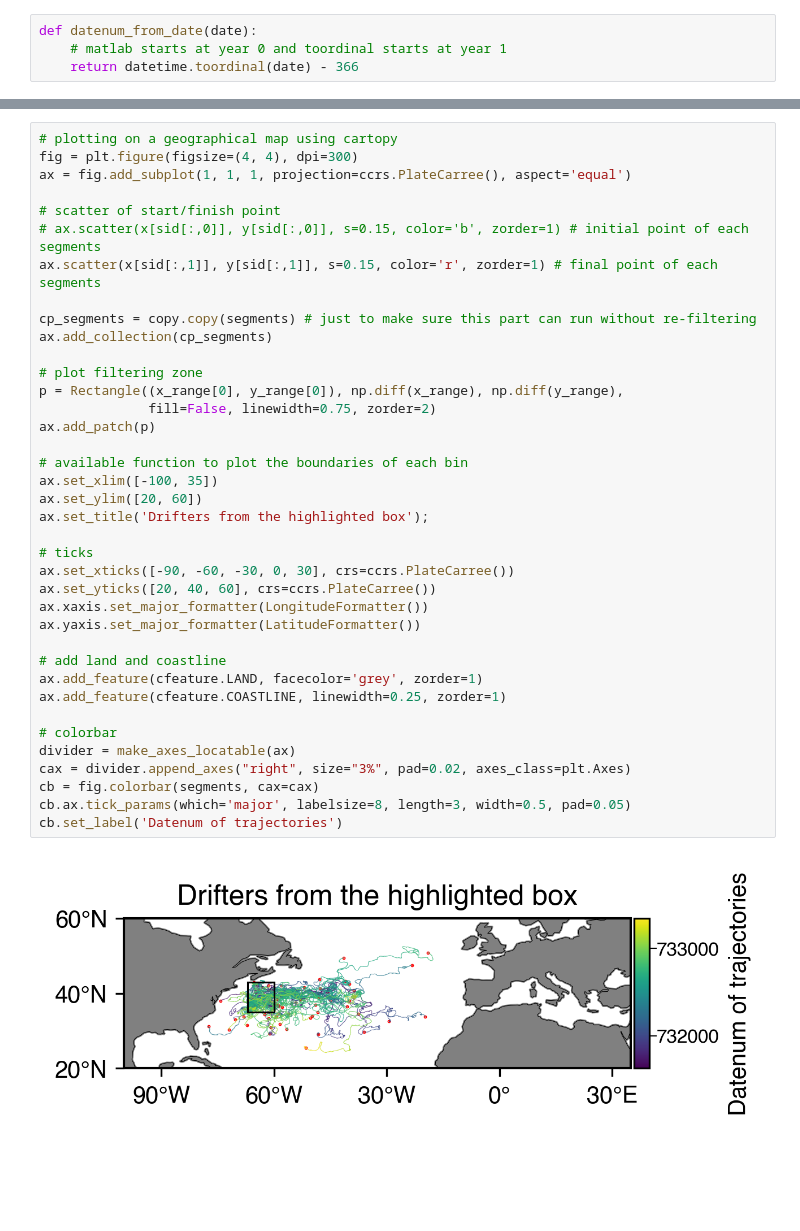
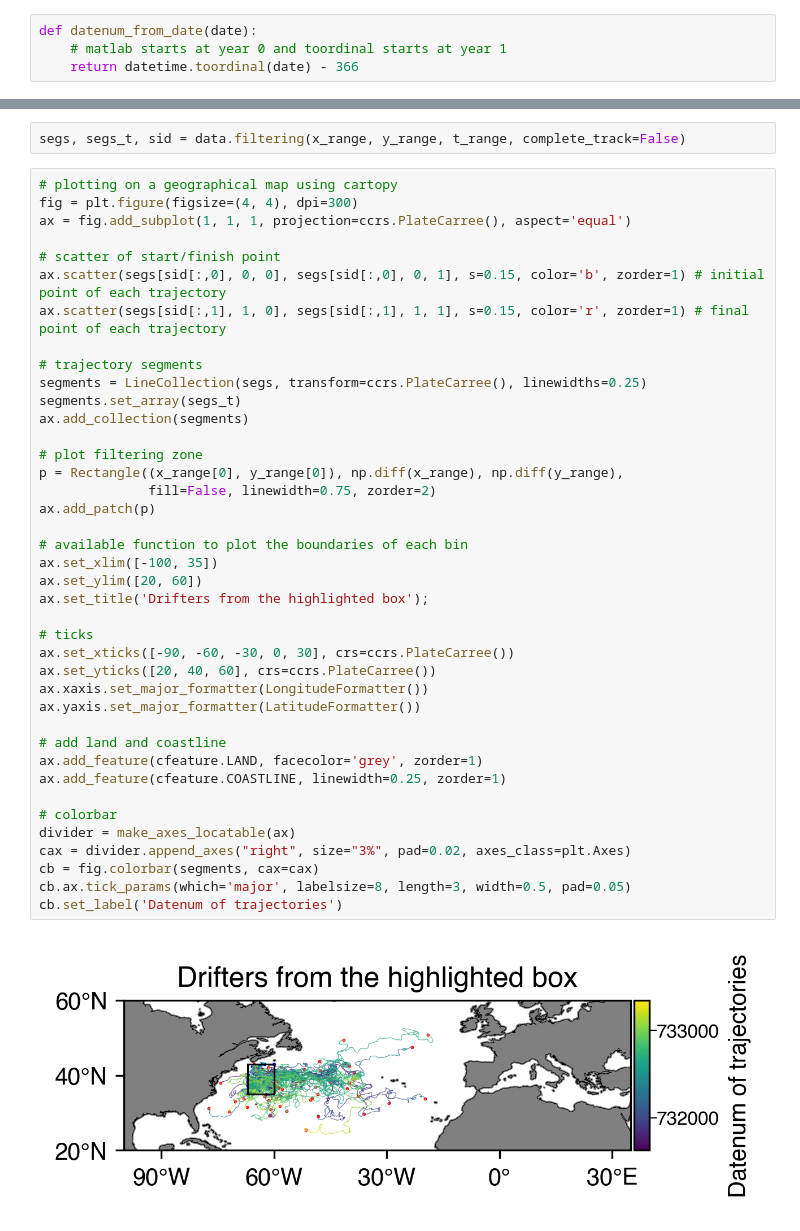
Before and after one commit to philippemiron/pygtm, a Jupyter notebook: examples/03-trajectoires.ipynb, the cells around one changed output, grey strips where cells are left out. Drawn from its saved outputs; the diff is of its cells as text; blank space fills up the shorter version.

```diff
--- a/examples/03-trajectoires.ipynb
+++ b/examples/03-trajectoires.ipynb
@@ -79,40 +88,44 @@ segments, sid = data.filtering(x_range, y_range, t_range, complete_track=False)
+# %%
+segs, segs_t, sid = data.filtering(x_range, y_range, t_range, complete_track=False)
 # %%
 # plotting on a geographical map using cartopy
 fig = plt.figure(figsize=(4, 4), dpi=300)
 ax = fig.add_subplot(1, 1, 1, projection=ccrs.PlateCarree(), aspect='equal')
 
 # scatter of start/finish point
-# ax.scatter(x[sid[:,0]], y[sid[:,0]], s=0.15, color='b', zorder=1) # initial point of each segments
-ax.scatter(x[sid[:,1]], y[sid[:,1]], s=0.15, color='r', zorder=1) # final point of each segments
+ax.scatter(segs[sid[:,0], 0, 0], segs[sid[:,0], 0, 1], s=0.15, color='b', zorder=1) # initial point of each trajectory
+ax.scatter(segs[sid[:,1], 1, 0], segs[sid[:,1], 1, 1], s=0.15, color='r', zorder=1) # final point of each trajectory
 
-cp_segments = copy.copy(segments) # just to make sure this part can run without re-filtering
-ax.add_collection(cp_segments)
+# trajectory segments
+segments = LineCollection(segs, transform=ccrs.PlateCarree(), linewidths=0.25)
+segments.set_array(segs_t)
+ax.add_collection(segments)
 
 # plot filtering zone
 p = Rectangle((x_range[0], y_range[0]), np.diff(x_range), np.diff(y_range),
               fill=False, linewidth=0.75, zorder=2)
 ax.add_patch(p)
 
 # available function to plot the boundaries of each bin
 ax.set_xlim([-100, 35])
 ax.set_ylim([20, 60])
 ax.set_title('Drifters from the highlighted box');
 
 # ticks
 ax.set_xticks([-90, -60, -30, 0, 30], crs=ccrs.PlateCarree())
 ax.set_yticks([20, 40, 60], crs=ccrs.PlateCarree())
 ax.xaxis.set_major_formatter(LongitudeFormatter())
 ax.yaxis.set_major_formatter(LatitudeFormatter())
 
 # add land and coastline
 ax.add_feature(cfeature.LAND, facecolor='grey', zorder=1)
 ax.add_feature(cfeature.COASTLINE, linewidth=0.25, zorder=1)
 
 # colorbar
 divider = make_axes_locatable(ax)
 cax = divider.append_axes("right", size="3%", pad=0.02, axes_class=plt.Axes)
 cb = fig.colorbar(segments, cax=cax)
 cb.ax.tick_params(which='major', labelsize=8, length=3, width=0.5, pad=0.05)
 cb.set_label('Datenum of trajectories')
 # %% [output]
-[figure, old version]
+[figure, new version]
```
Also changed, not shown: parts of 3 cells of this notebook, 3 other files.
